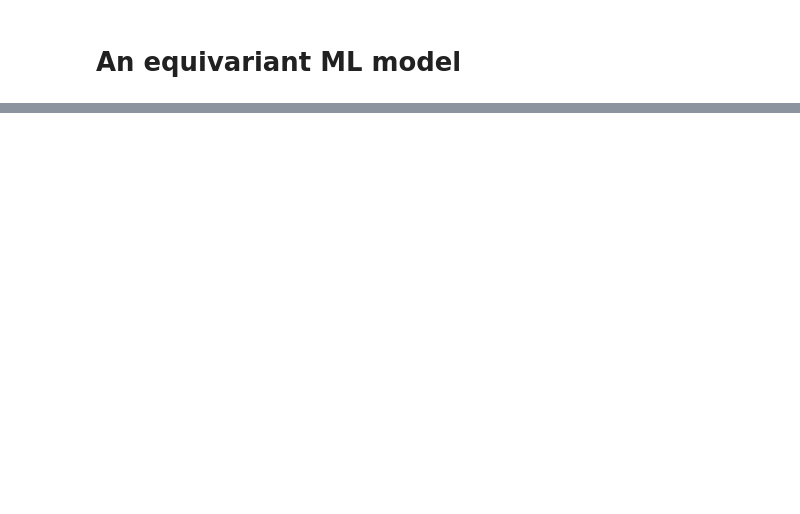
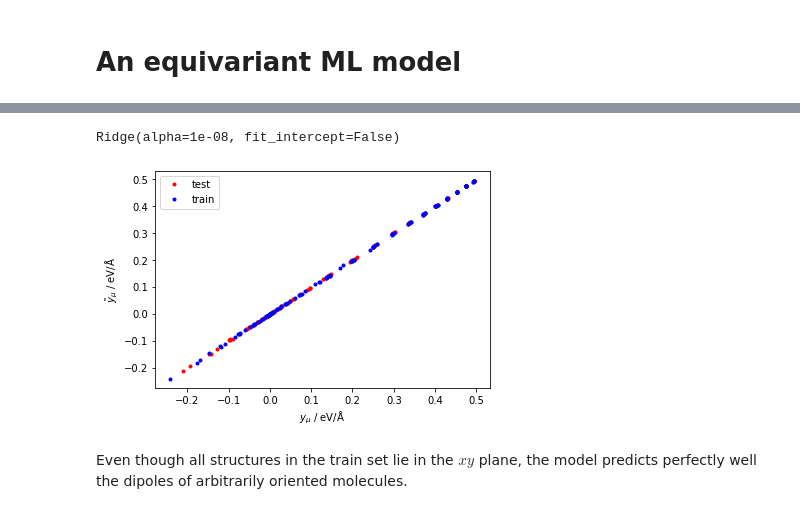
Before and after one commit to lab-cosmo/equistore-examples, a Jupyter notebook: tutorial-equivariant-models.ipynb, the cells around one changed output, grey strips where cells are left out. Drawn from its saved outputs; the diff is of its cells as text; code cells hidden in the pictures; blank space fills up the shorter version.

```diff
--- a/tutorial-equivariant-models.ipynb
+++ b/tutorial-equivariant-models.ipynb
@@ -291,10 +297,10 @@ We use `rascaline` to compute the density expansion coefficients for these water
 The coefficients are returned as a `equistore.TensorMap` object, that reflects some of the considerations discussed above on the structure of atom-centered density features
 # %%
 hypers = {
-    "cutoff": 3.5,
+    "cutoff": 2.0,
     "max_radial": 6,
-    "max_angular": 3,
-    "atomic_gaussian_width": 0.3,
+    "max_angular": 4,
+    "atomic_gaussian_width": 0.2,
     "radial_basis": {"Gto": {}},
     "cutoff_function": {"ShiftedCosine": {"width": 0.5}},
     "center_atom_weight": 1.0,
@@ -564,0 +601,23 @@ array([[ 5.10882464e-04,  1.45164675e-03,  5.36251576e-04, ...,
+# %%
+ridge = Ridge(alpha = 1e-8, fit_intercept = False)
+# %%
+# uses only O as centers (simpler, there's just one sample per molecule)
+idx = np.where(acdc_nu1.block(inversion_sigma=1, spherical_harmonics_l=1).samples["species_center"] == 8)[0]
+# try using acdc_nu1 as descriptors: performances are horrible because it does not hold info on the HOH angle!
+X = acdc_nu2.block(inversion_sigma=1, spherical_harmonics_l=1).values[idx]
+y = xyz_to_spherical(dipoles.values)
+ridge.fit(X[::2].reshape(-1,X.shape[-1]), y[::2].flatten())
+# %% [output]
+Ridge(alpha=1e-08, fit_intercept=False)
+# %%
+yp = ridge.predict(X.reshape(-1,X.shape[-1]) ).reshape(-1,3)
+# %%
+plt.plot(y[1::2].flatten(),yp[1::2].flatten(),'r.', label="test")
+plt.plot(y[::2].flatten(),yp[::2].flatten(),'b.', label="train")
+plt.xlabel(r"$y_\mu$ / eV/Å")
+plt.ylabel(r"$\tilde{y}_\mu$ / eV/Å")
+plt.legend();
+# %% [output]
+[figure, added]
+# %% [markdown]
+Even though all structures in the train set lie in the $xy$ plane, the model predicts perfectly well the dipoles of arbitrarily oriented molecules.
```
Also changed, not shown: parts of 29 cells of this notebook.
